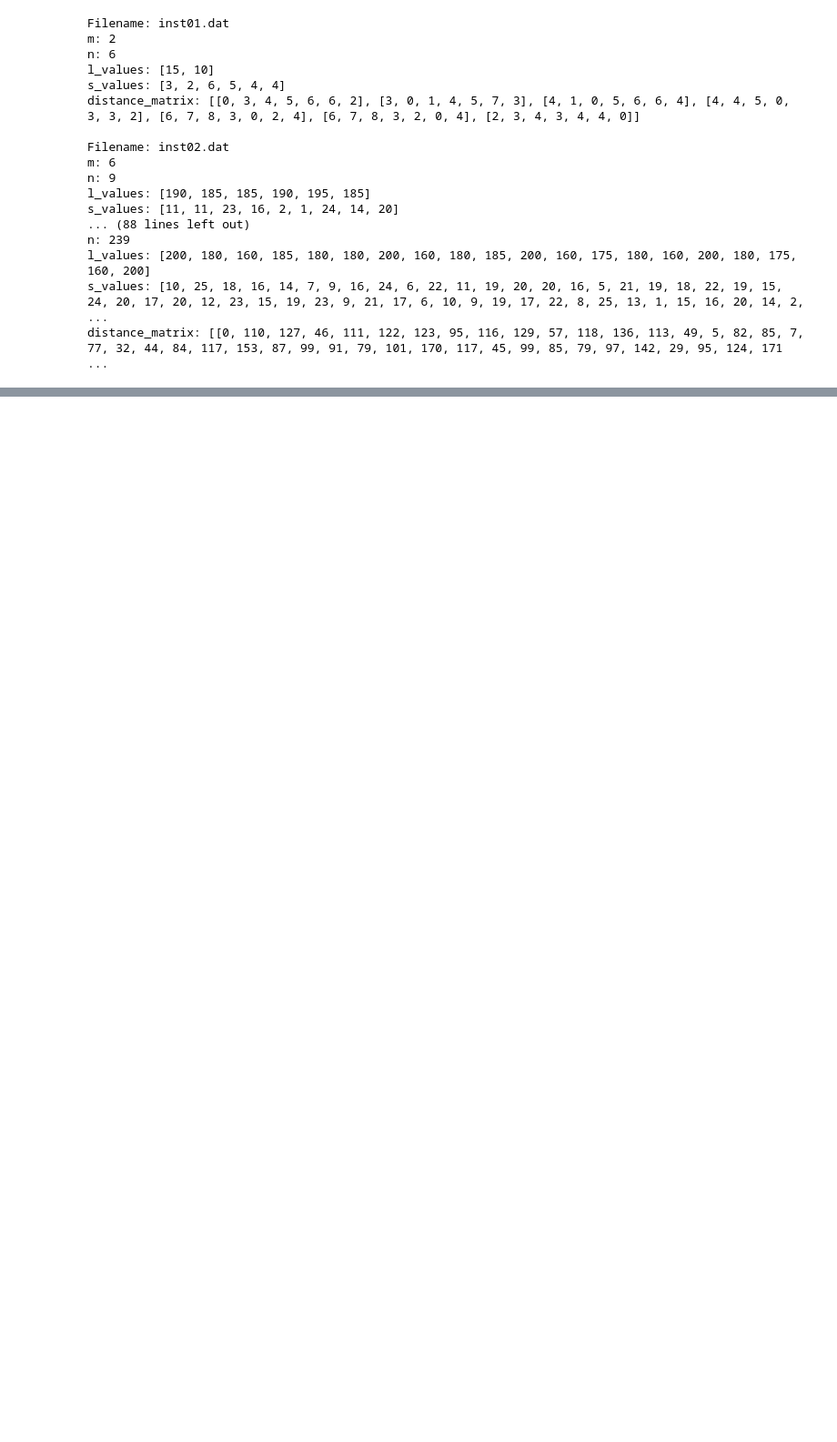
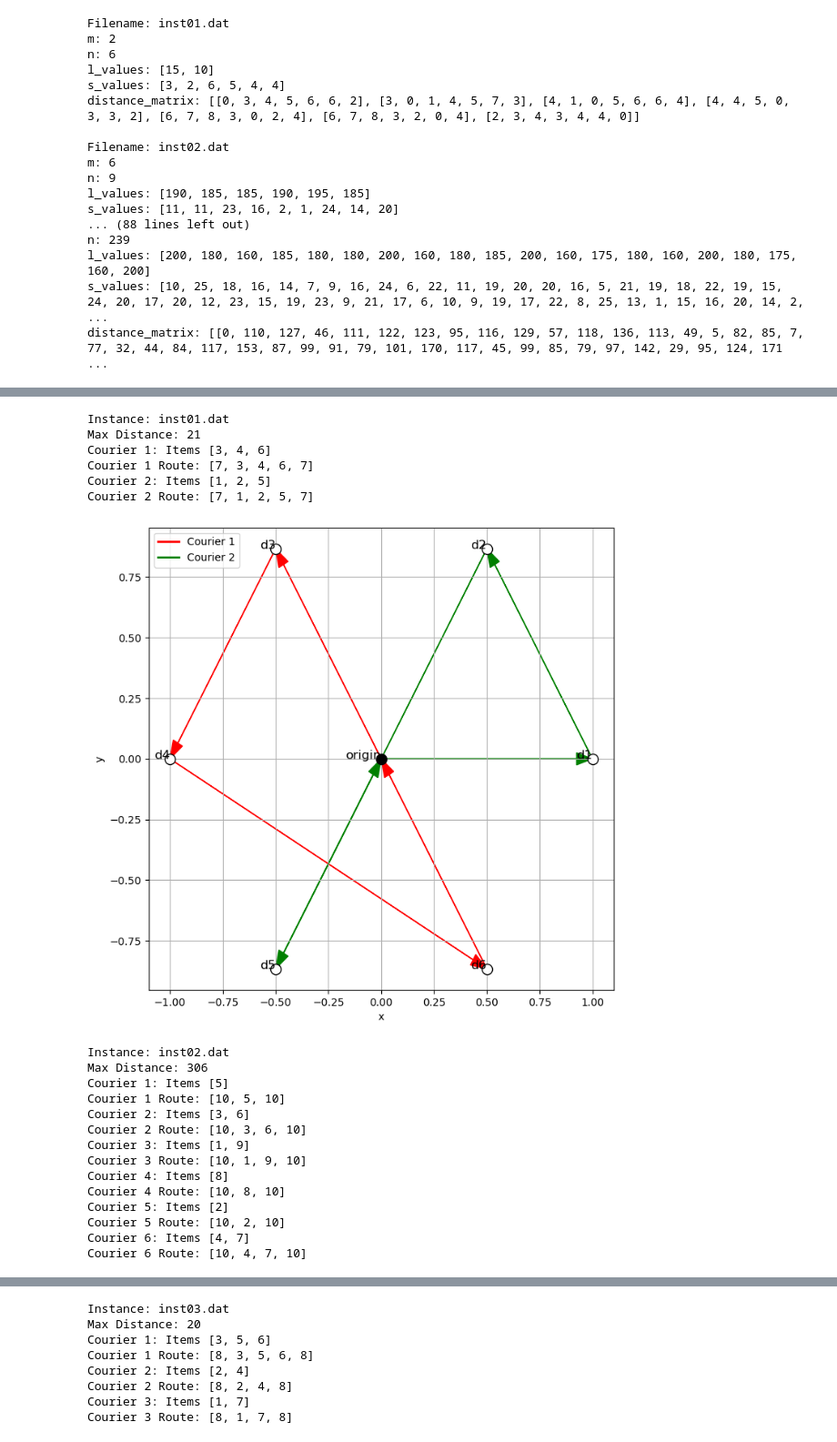
Before and after one commit to GigleGig/MCP_GROUP_CDMO, a Jupyter notebook: SMT/SMT.ipynb, the cells around one changed output, grey strips where cells are left out. Shown at 91% size. Cells and saved outputs as stored; diff of their text form; code cells hidden in the pictures; blank space fills up the shorter version.

```diff
--- a/SMT/SMT.ipynb
+++ b/SMT/SMT.ipynb
@@ -148,0 +175,37 @@ Courier 6: Items [2, 6]
+# %%
+# Solve each instance and plot the results
+for filename, instance in instances.items():
+    result = solve_mcp(instance)
+    if result:
+        max_distance, solution, routes = result
+        print(f"Instance: {filename}")
+        print(f"Max Distance: {max_distance}")
+        for i, items in enumerate(solution):
+            assigned_items = [j+1 for j, assigned in enumerate(items) if is_true(assigned)]
+            print(f"Courier {i+1}: Items {assigned_items}")
+            print(f"Courier {i+1} Route: {[x + 1 for x in routes[i]]}")  # Adjust for 1-based indexing in output
+        plot_routes(routes, instance)
+    else:
+        print(f"Instance: {filename} could not be solved within the time limit")
+# %% [output]
+Instance: inst01.dat
+Max Distance: 21
+Courier 1: Items [3, 4, 6]
+Courier 1 Route: [7, 3, 4, 6, 7]
+Courier 2: Items [1, 2, 5]
+Courier 2 Route: [7, 1, 2, 5, 7]
+[figure, added]
+Instance: inst02.dat
+Max Distance: 306
+Courier 1: Items [5]
+Courier 1 Route: [10, 5, 10]
+Courier 2: Items [3, 6]
+Courier 2 Route: [10, 3, 6, 10]
+Courier 3: Items [1, 9]
+Courier 3 Route: [10, 1, 9, 10]
+Courier 4: Items [8]
+Courier 4 Route: [10, 8, 10]
+Courier 5: Items [2]
+Courier 5 Route: [10, 2, 10]
+Courier 6: Items [4, 7]
+Courier 6 Route: [10, 4, 7, 10]
@@ -148,0 +213,8 @@ Courier 6: Items [2, 6]
+Instance: inst03.dat
+Max Distance: 20
+Courier 1: Items [3, 5, 6]
+Courier 1 Route: [8, 3, 5, 6, 8]
+Courier 2: Items [2, 4]
+Courier 2 Route: [8, 2, 4, 8]
+Courier 3: Items [1, 7]
+Courier 3 Route: [8, 1, 7, 8]
```
Also changed, not shown: parts of 3 cells of this notebook.
